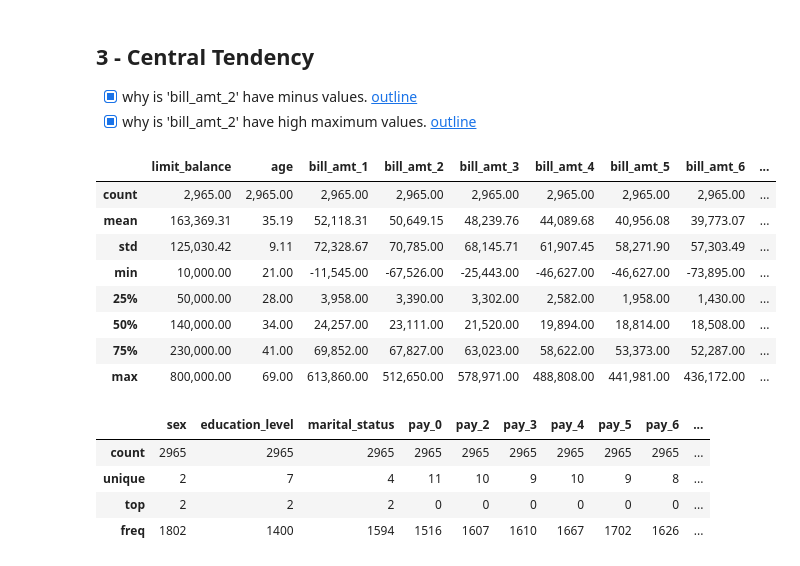
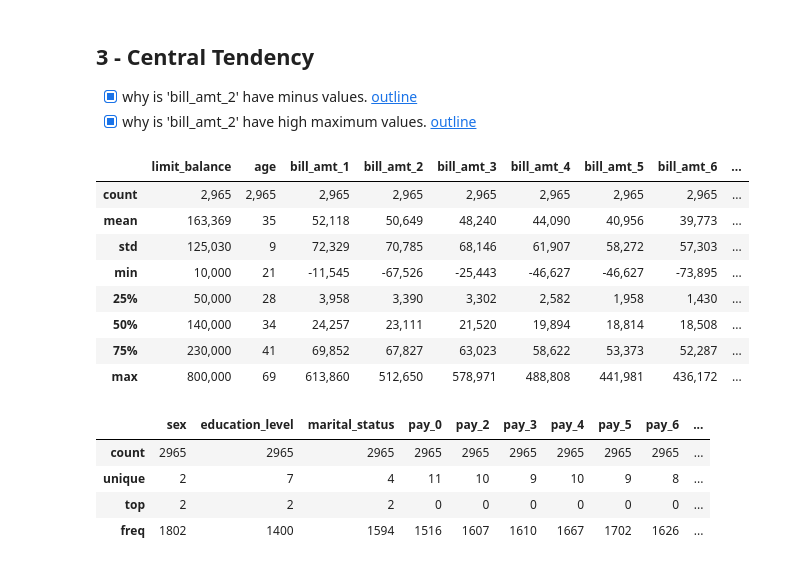
Before and after one commit to jasonrichdarmawan/p1-ml1, a Jupyter notebook: h8dsft_P1M1_jason_rich_darmawan_onggo_putra.ipynb, the cells around one changed output. Drawn from its saved outputs; the diff is of its cells as text; code cells hidden in the pictures.

```diff
--- a/h8dsft_P1M1_jason_rich_darmawan_onggo_putra.ipynb
+++ b/h8dsft_P1M1_jason_rich_darmawan_onggo_putra.ipynb
@@ -135,17 +146,15 @@ memory usage: 556.1 KB
 data_set[['sex', 'education_level', 'marital_status']] = \
     data_set[['sex', 'education_level', 'marital_status']].astype('object')
 # %%
-def isolate():
-    pay_type = pd.api.types.CategoricalDtype(categories=[-2, -1, 0, 1, 2, 3, 4, 5, 6, 7, 8])
+type_pay0_pay6 = pd.api.types.CategoricalDtype(categories=[-2, -1, 0, 1, 2, 3, 4, 5, 6, 7, 8])
 
-    # change ordinal data dtypes to category
-    data_set[['pay_0', 'pay_2', 'pay_3', 'pay_4', 'pay_5', 'pay_6']] = \
-        data_set[['pay_0', 'pay_2', 'pay_3', 'pay_4', 'pay_5', 'pay_6']].astype(pay_type)
+# change ordinal data dtypes to category
+data_set[['pay_0', 'pay_2', 'pay_3', 'pay_4', 'pay_5', 'pay_6']] = \
+    data_set[['pay_0', 'pay_2', 'pay_3', 'pay_4', 'pay_5', 'pay_6']].astype(type_pay0_pay6)
 
-    default_type = pd.api.types.CategoricalDtype(categories=[0, 1])
-    data_set['default_payment_next_month'] = data_set['default_payment_next_month'].astype(default_type)
-
-isolate()
+type_default_payment_next_month = pd.api.types.CategoricalDtype(categories=[0, 1])
+data_set['default_payment_next_month'] = \
+    data_set['default_payment_next_month'].astype(type_default_payment_next_month)
 # %%
 # get the columns
 numerical_columns = data_set.select_dtypes(include='number').columns.to_numpy()
@@ -158,18 +167,18 @@ nominal_columns = data_set.drop('default_payment_next_month', axis='columns').se
 - [x] why is 'bill_amt_2' have high maximum values. [outline](#42---relationship-between-x-numerical-and-y-categorical)
 # %%
 # bill_amt_1 to bill_amt_6 have minus.
-pd.options.display.float_format = '{:,.2f}'.format
-data_set.describe(include='number')
+with pd.option_context("display.float_format", '{:,.0f}'.format):
+    display(data_set.describe(include='number'))
 # %% [output]
 |  | limit_balance | age | bill_amt_1 | bill_amt_2 | bill_amt_3 | bill_amt_4 | bill_amt_5 | bill_amt_6 | ... |
-| count | 2,965.00 | 2,965.00 | 2,965.00 | 2,965.00 | 2,965.00 | 2,965.00 | 2,965.00 | 2,965.00 | ... |
-| mean | 163,369.31 | 35.19 | 52,118.31 | 50,649.15 | 48,239.76 | 44,089.68 | 40,956.08 | 39,773.07 | ... |
-| std | 125,030.42 | 9.11 | 72,328.67 | 70,785.00 | 68,145.71 | 61,907.45 | 58,271.90 | 57,303.49 | ... |
-| min | 10,000.00 | 21.00 | -11,545.00 | -67,526.00 | -25,443.00 | -46,627.00 | -46,627.00 | -73,895.00 | ... |
-| 25% | 50,000.00 | 28.00 | 3,958.00 | 3,390.00 | 3,302.00 | 2,582.00 | 1,958.00 | 1,430.00 | ... |
-| 50% | 140,000.00 | 34.00 | 24,257.00 | 23,111.00 | 21,520.00 | 19,894.00 | 18,814.00 | 18,508.00 | ... |
-| 75% | 230,000.00 | 41.00 | 69,852.00 | 67,827.00 | 63,023.00 | 58,622.00 | 53,373.00 | 52,287.00 | ... |
-| max | 800,000.00 | 69.00 | 613,860.00 | 512,650.00 | 578,971.00 | 488,808.00 | 441,981.00 | 436,172.00 | ... |
+| count | 2,965 | 2,965 | 2,965 | 2,965 | 2,965 | 2,965 | 2,965 | 2,965 | ... |
+| mean | 163,369 | 35 | 52,118 | 50,649 | 48,240 | 44,090 | 40,956 | 39,773 | ... |
+| std | 125,030 | 9 | 72,329 | 70,785 | 68,146 | 61,907 | 58,272 | 57,303 | ... |
+| min | 10,000 | 21 | -11,545 | -67,526 | -25,443 | -46,627 | -46,627 | -73,895 | ... |
+| 25% | 50,000 | 28 | 3,958 | 3,390 | 3,302 | 2,582 | 1,958 | 1,430 | ... |
+| 50% | 140,000 | 34 | 24,257 | 23,111 | 21,520 | 19,894 | 18,814 | 18,508 | ... |
+| 75% | 230,000 | 41 | 69,852 | 67,827 | 63,023 | 58,622 | 53,373 | 52,287 | ... |
+| max | 800,000 | 69 | 613,860 | 512,650 | 578,971 | 488,808 | 441,981 | 436,172 | ... |
 # %%
 # get the mode and cardinality
 data_set.describe(include=['object','category'])
```
Also changed, not shown: parts of 68 cells of this notebook, 1 other file.
